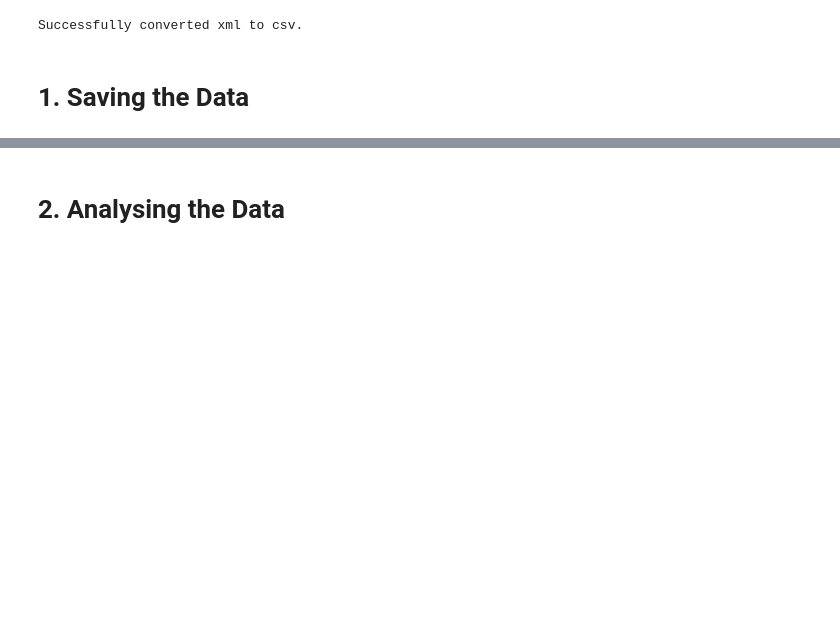
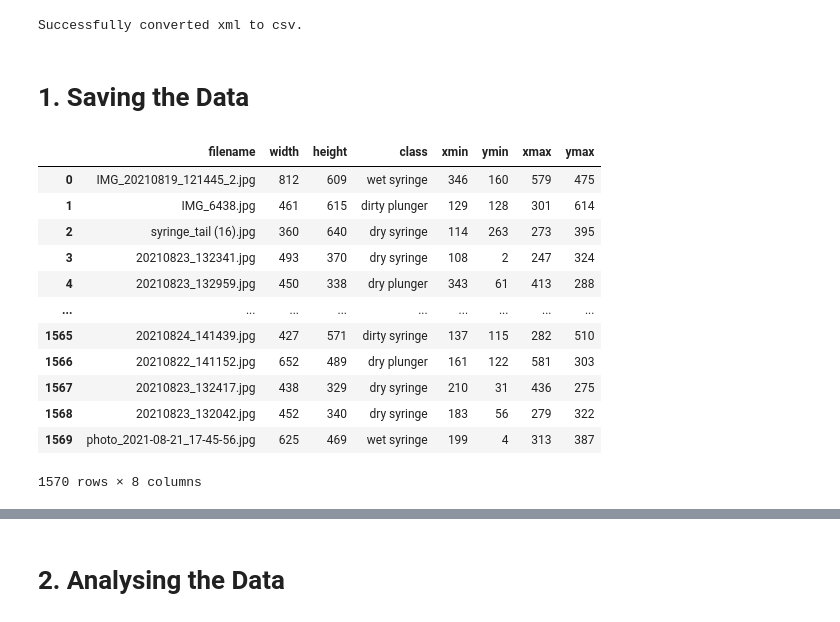
Before and after one commit to BburnN123/CSC3003_OIP_Object_Detection, a Jupyter notebook: cleaning_dataset.ipynb, the cells around one changed output, grey strips where cells are left out. Drawn from its saved outputs; the diff is of its cells as text; code cells hidden in the pictures; blank space fills up the shorter version.

```diff
--- a/cleaning_dataset.ipynb
+++ b/cleaning_dataset.ipynb
@@ -49 +47,20 @@ df = pd.read_csv(CSV_PATH + '/all_labels.csv')
+# %%
+# Randomize the sequence for training and testing
+df = pd.read_csv(CSV_PATH + '/all_labels.csv').sample(frac=1).reset_index(drop=True)
+
+df
+# %% [output]
+|  | filename | width | height | class | xmin | ymin | xmax | ymax |
+| 0 | IMG_20210819_121445_2.jpg | 812 | 609 | wet syringe | 346 | 160 | 579 | 475 |
+| 1 | IMG_6438.jpg | 461 | 615 | dirty plunger | 129 | 128 | 301 | 614 |
+| 2 | syringe_tail (16).jpg | 360 | 640 | dry syringe | 114 | 263 | 273 | 395 |
+| 3 | 20210823_132341.jpg | 493 | 370 | dry syringe | 108 | 2 | 247 | 324 |
+| 4 | 20210823_132959.jpg | 450 | 338 | dry plunger | 343 | 61 | 413 | 288 |
+| ... | ... | ... | ... | ... | ... | ... | ... | ... |
+| 1565 | 20210824_141439.jpg | 427 | 571 | dirty syringe | 137 | 115 | 282 | 510 |
+| 1566 | 20210822_141152.jpg | 652 | 489 | dry plunger | 161 | 122 | 581 | 303 |
+| 1567 | 20210823_132417.jpg | 438 | 329 | dry syringe | 210 | 31 | 436 | 275 |
+| 1568 | 20210823_132042.jpg | 452 | 340 | dry syringe | 183 | 56 | 279 | 322 |
+| 1569 | photo_2021-08-21_17-45-56.jpg | 625 | 469 | wet syringe | 199 | 4 | 313 | 387 |
+1570 rows × 8 columns
 # %%
```
Also changed, not shown: parts of 6 cells of this notebook, 1 other file.
